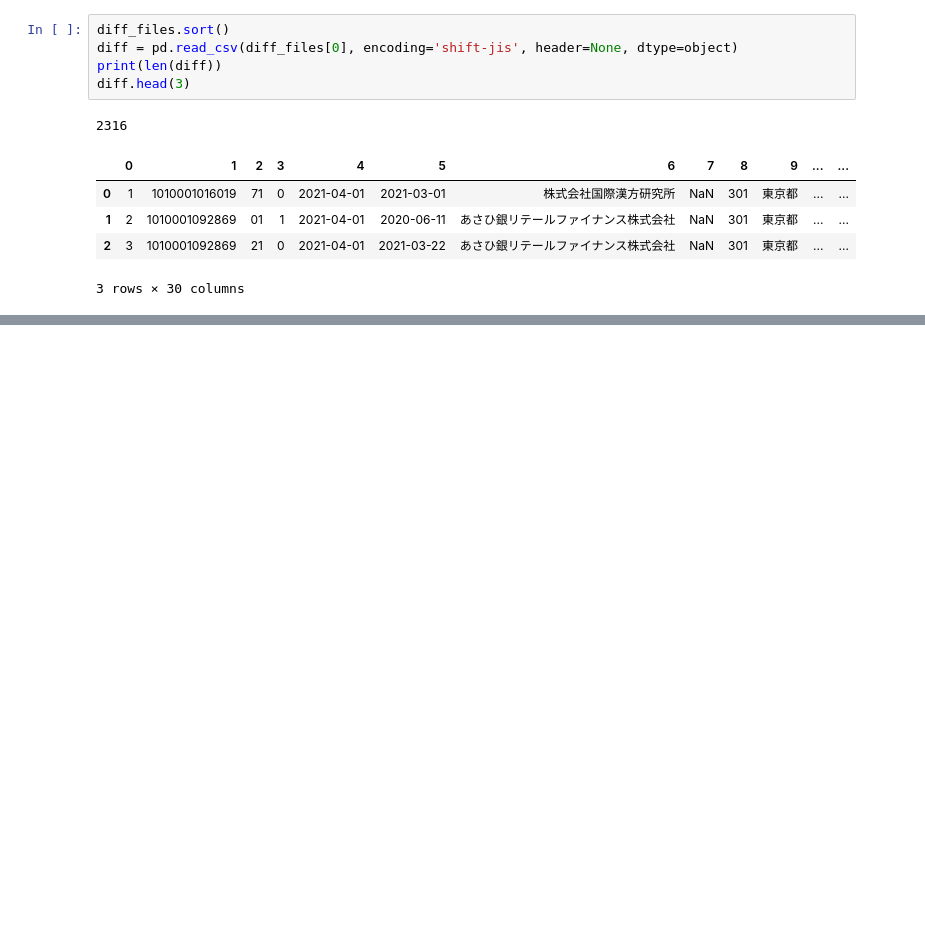
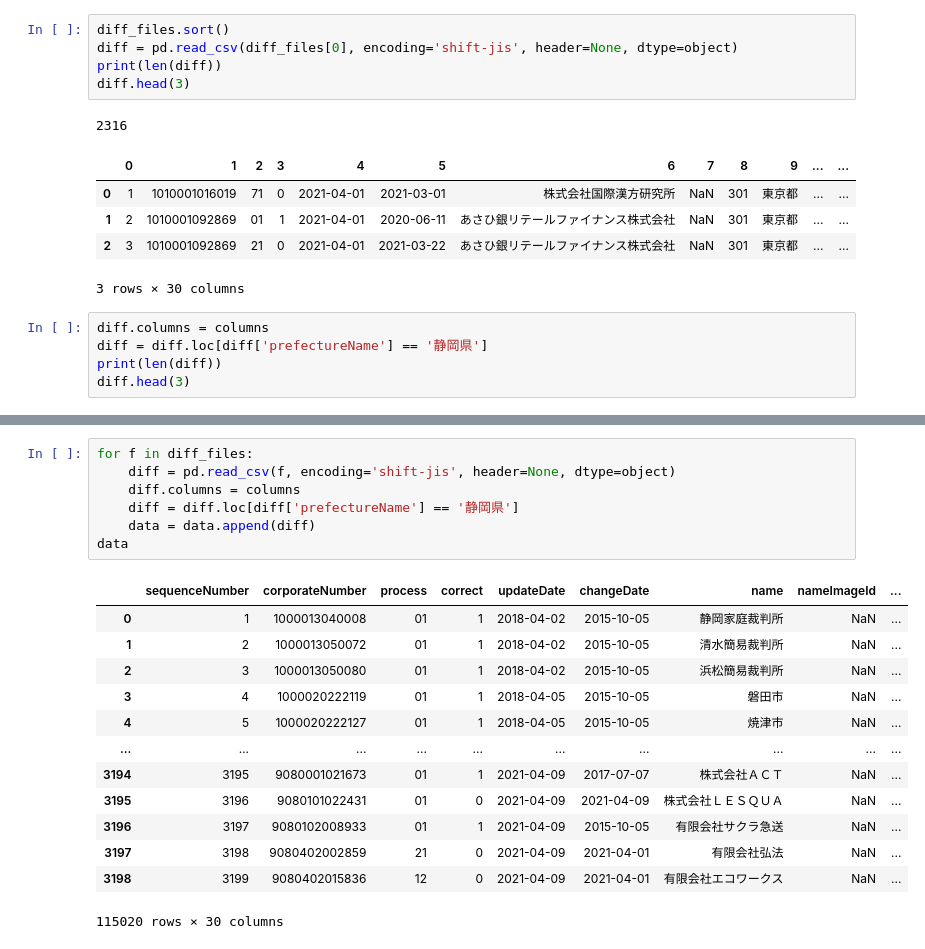
Before and after one commit to abenben/python_knock_100_visualization, a Jupyter notebook: src/chapter-1/chapter-1.ipynb, the cells around one changed output, grey strips where cells are left out. Cells and saved outputs as stored; diff of their text form; blank space fills up the shorter version.

```diff
--- a/src/chapter-1/chapter-1.ipynb
+++ b/src/chapter-1/chapter-1.ipynb
@@ -225,3 +225,8 @@ diff.head(3)
 | 1 | 2 | 1010001092869 | 01 | 1 | 2021-04-01 | 2020-06-11 | あさひ銀リテールファイナンス株式会社 | NaN | 301 | 東京都 | ... | ... |
 | 2 | 3 | 1010001092869 | 21 | 0 | 2021-04-01 | 2021-03-22 | あさひ銀リテールファイナンス株式会社 | NaN | 301 | 東京都 | ... | ... |
 3 rows × 30 columns
+# %%
+diff.columns = columns
+diff = diff.loc[diff['prefectureName'] == '静岡県']
+print(len(diff))
+diff.head(3)
@@ -227,0 +258,21 @@ diff.head(3)
+# %%
+for f in diff_files:
+    diff = pd.read_csv(f, encoding='shift-jis', header=None, dtype=object)
+    diff.columns = columns
+    diff = diff.loc[diff['prefectureName'] == '静岡県']
+    data = data.append(diff)
+data
+# %% [output]
+|  | sequenceNumber | corporateNumber | process | correct | updateDate | changeDate | name | nameImageId | ... |
+| 0 | 1 | 1000013040008 | 01 | 1 | 2018-04-02 | 2015-10-05 | 静岡家庭裁判所 | NaN | ... |
+| 1 | 2 | 1000013050072 | 01 | 1 | 2018-04-02 | 2015-10-05 | 清水簡易裁判所 | NaN | ... |
+| 2 | 3 | 1000013050080 | 01 | 1 | 2018-04-02 | 2015-10-05 | 浜松簡易裁判所 | NaN | ... |
+| 3 | 4 | 1000020222119 | 01 | 1 | 2018-04-05 | 2015-10-05 | 磐田市 | NaN | ... |
+| 4 | 5 | 1000020222127 | 01 | 1 | 2018-04-05 | 2015-10-05 | 焼津市 | NaN | ... |
+| ... | ... | ... | ... | ... | ... | ... | ... | ... | ... |
+| 3194 | 3195 | 9080001021673 | 01 | 1 | 2021-04-09 | 2017-07-07 | 株式会社ＡＣＴ | NaN | ... |
+| 3195 | 3196 | 9080101022431 | 01 | 0 | 2021-04-09 | 2021-04-09 | 株式会社ＬＥＳＱＵＡ | NaN | ... |
+| 3196 | 3197 | 9080102008933 | 01 | 1 | 2021-04-09 | 2015-10-05 | 有限会社サクラ急送 | NaN | ... |
+| 3197 | 3198 | 9080402002859 | 21 | 0 | 2021-04-09 | 2021-04-01 | 有限会社弘法 | NaN | ... |
+| 3198 | 3199 | 9080402015836 | 12 | 0 | 2021-04-09 | 2021-04-01 | 有限会社エコワークス | NaN | ... |
+115020 rows × 30 columns
```
Also changed, not shown: parts of 7 cells of this notebook.
